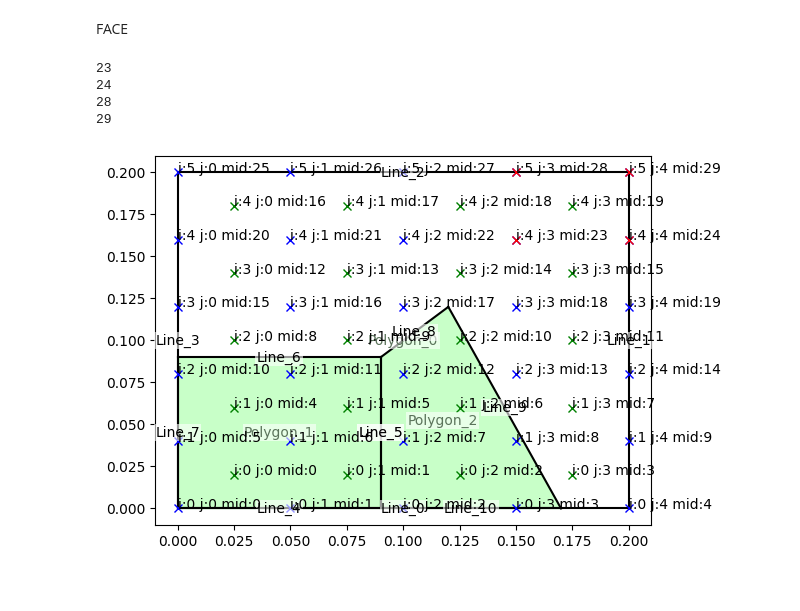
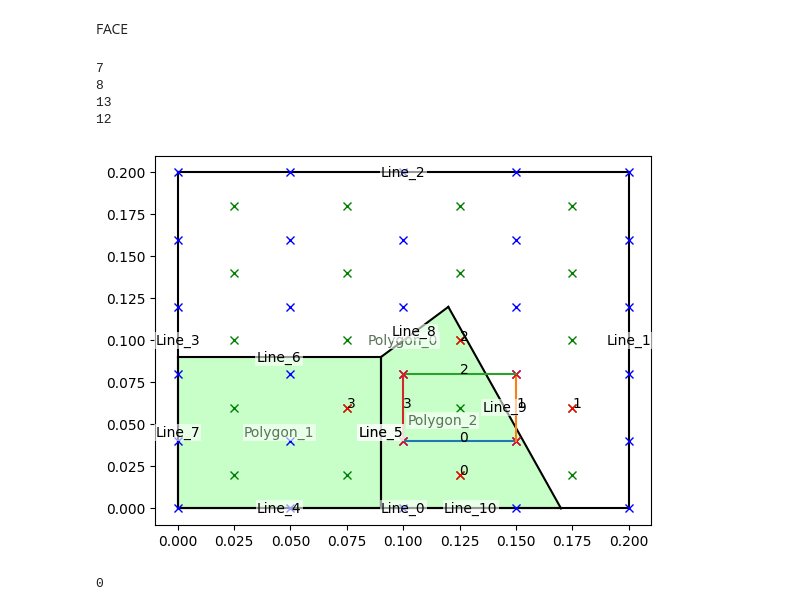
Before and after one commit to csillagu/FVM-Solver, a Jupyter notebook: investigation/mesh_inv.ipynb, the cells around one changed output. Saved outputs shown, nothing was run; the diff lists cells and outputs as text; code cells hidden in the pictures.

Commit message:
changed getNeighbour faces and volumes to return the values in a counter clockwise order

```diff
--- a/investigation/mesh_inv.ipynb
+++ b/investigation/mesh_inv.ipynb
@@ -78,26 +78,40 @@ FACE
 # %%
 rec_m = ms.RectangularConfig(6,5,True)
 rec_m.constructMesh(a.base_polygon)
 fig,ax = plt.subplots()
 a.plot(ax, labels=True)
-rec_m.plotMesh(ax, vTexts=True, fTexts=True)
+rec_m.plotMesh(ax, vTexts=False, fTexts=False)
 
 for k in range(rec_m.getFaceNodeNum()):
     ij = rec_m.math2geoFace(k)
     k2 = rec_m.geo2mathFace(ij)
     #print(ij)
     assert(k2 == k)
+selected_v=6
+nf = rec_m.getNeighbouringFaces(selected_v)
+for k in range(len(nf)):
+    f = nf[k]
 
-for f in rec_m.getNeighbouringFaces(19):
-    if not f:
+    print(f)
+    fnode = rec_m.getFNode(f)
+    nextnode = rec_m.getFNode(nf[(k+1)%len(nf)])
+    rec_m.getFNode(f).plot(ax, fmt = "rx")
+    ax.plot([fnode.x, nextnode.x], [fnode.y, nextnode.y])
+    ax.text(sum([fnode.x, nextnode.x])/2, sum([fnode.y, nextnode.y])/2, str(k))
+
+for idx, v in enumerate(rec_m.getNeighbouringVolumes(selected_v)):
+    if not v:
         continue
-    print(f)
-    rec_m.getFNode(f).plot(ax, fmt = "rx")
+    rec_m.getVNode(v).plot(ax, fmt = "rx", text = str(idx))
 
 plt.show()
 # %% [output]
-23
-24
-28
-29
+7
+8
+13
+12
-[figure, old version]
+[figure, new version]
+# %%
+5%5
+# %% [output]
+0
```
Also changed, not shown: parts of 1 cell of this notebook, 1 other file.
